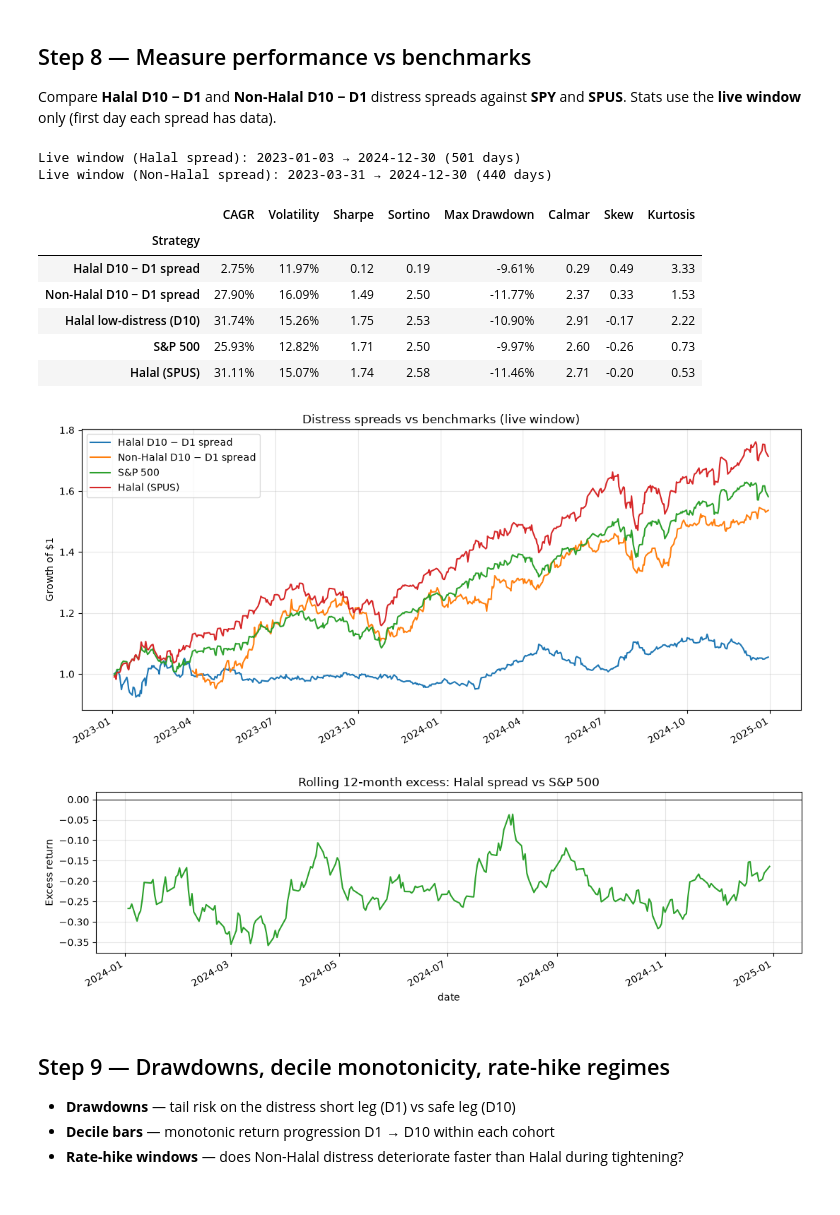
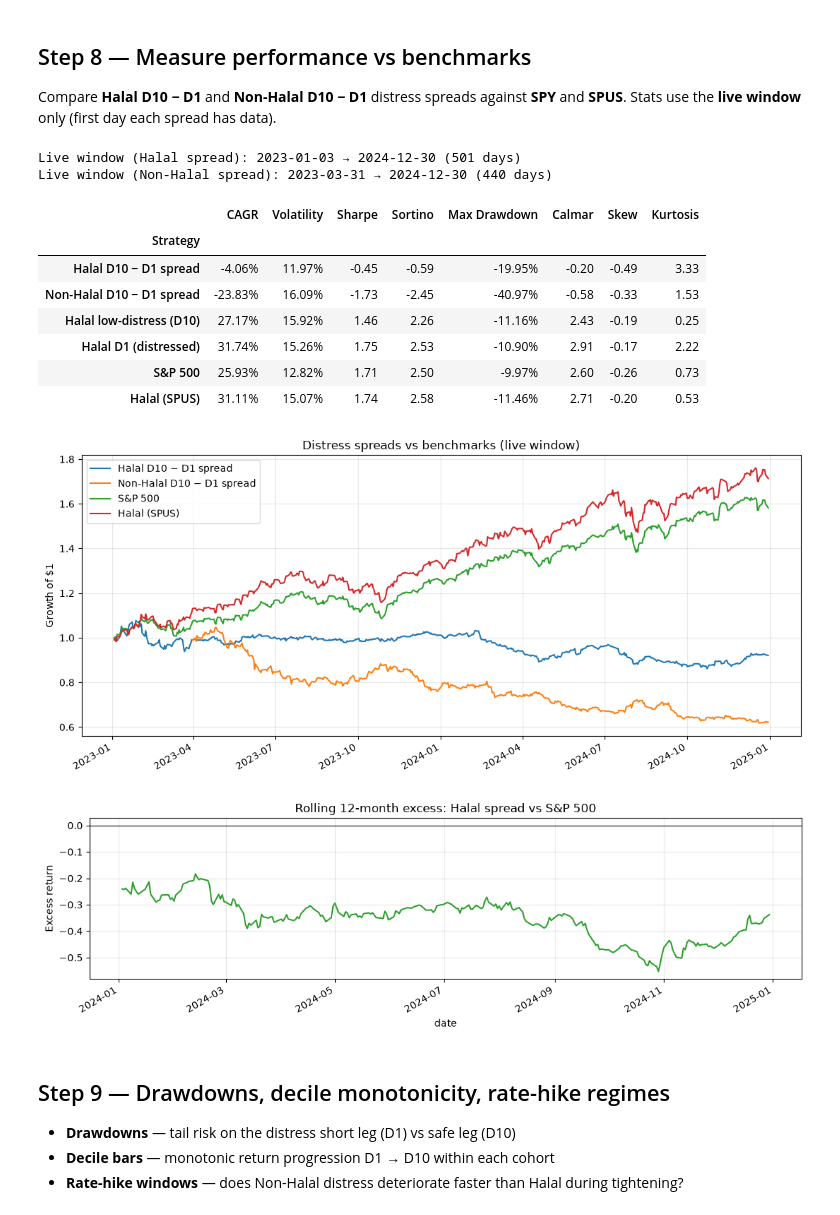
Before and after one commit to regional-specter/Monterey-Finance, a Jupyter notebook: Research/papers/03-financial-distress/code.ipynb, the cells around one changed output. Cells and saved outputs as stored; diff of their text form; code cells hidden in the pictures.

Commit message:
Updated SC Risk logic (revert rate)

```diff
--- a/Research/papers/03-financial-distress/code.ipynb
+++ b/Research/papers/03-financial-distress/code.ipynb
@@ -52,9 +52,10 @@ if FAST_MODE:
 RISK_FREE_RATE = 0.02
 COST_BPS = 10
 SHORT_BORROW_ANN = 0.05         # illustrative short-leg drag
-HALAL_LABEL = "Halal low-distress (D10)"
-NON_HALAL_LABEL = "Non-Halal low-distress (D10)"
-SPREAD_HALAL_LABEL = "Halal D10 − D1 spread"
+HALAL_LABEL = "Halal D10 (safe)"
+HALAL_DISTRESS_LABEL = "Halal D1 (distressed)"
+NON_HALAL_LABEL = "Non-Halal D10 (safe)"
+SPREAD_HALAL_LABEL = "Halal D10 − D1 spread (long safe / short distressed)"
 SPREAD_NON_HALAL_LABEL = "Non-Halal D10 − D1 spread"
 
 BENCHMARKS = {
@@ -492,15 +493,16 @@ def split_cohorts(snap: pd.DataFrame, screener: AAOIFIScreener) -> tuple[pd.Data
 
 
 def assign_deciles(cohort: pd.DataFrame, n_deciles: int = N_DECILES) -> pd.DataFrame:
+    """Rank by SC_risk: D1 = highest distress, D10 = lowest (matches research-plan.md)."""
     out = cohort.copy()
     out = out[out["sc_risk"].notna() & np.isfinite(out["sc_risk"])].copy()
     if out.empty:
         return out
-    out = out.sort_values("sc_risk", ascending=True)
     n = len(out)
     if n < n_deciles * MIN_DECILE_SIZE:
         return pd.DataFrame()
-    out["decile"] = pd.qcut(out["sc_risk"], n_deciles, labels=False, duplicates="drop") + 1
+    # qcut bin 0 = lowest SC_risk → D10; bin n-1 = highest SC_risk → D1
+    out["decile"] = n_deciles - pd.qcut(out["sc_risk"], n_deciles, labels=False, duplicates="drop")
     return out
 
 
@@ -725,6 +727,7 @@ def run_distress_backtest(metrics: pd.DataFrame, distress_history: pd.DataFrame,
     halal_spread.name = SPREAD_HALAL_LABEL
     non_spread.name = SPREAD_NON_HALAL_LABEL
     halal_d10 = halal_d10.rename(HALAL_LABEL)
+    halal_d1 = halal_d1.rename("Halal D1 (distressed)")
     non_d10 = non_d10.rename(NON_HALAL_LABEL)
 
     decile_returns = {}
@@ -754,6 +757,7 @@ rebalance_dates = bt["rebalance_dates"]
 halal_spread = bt["halal_spread"]
 non_spread = bt["non_spread"]
 halal_d10 = bt["halal_d10"]
+halal_d1 = bt["halal_d1"]
 non_d10 = bt["non_d10"]
 decile_returns = bt["decile_returns"]
 price_panel = bt["price_panel"]
@@ -904,6 +908,10 @@ rows = [calc_performance_stats(main_panel[SPREAD_HALAL_LABEL], SPREAD_HALAL_LABE
 if not non_panel.empty:
     rows.append(calc_performance_stats(non_panel[SPREAD_NON_HALAL_LABEL], SPREAD_NON_HALAL_LABEL))
 rows.append(calc_performance_stats(halal_d10.reindex(main_panel.index).dropna(), HALAL_LABEL))
+halal_d1_live = halal_d1.reindex(main_panel.index).dropna()
+if not halal_d1_live.empty:
+    d1_label = halal_d1_live.name if halal_d1_live.name not in (None, "return") else "Halal D1 (distressed)"
+    rows.append(calc_performance_stats(halal_d1_live, d1_label))
 for name in BENCHMARKS:
     rows.append(calc_performance_stats(main_panel[name], name))
 performance = pd.DataFrame(rows).set_index("Strategy")
@@ -913,38 +921,39 @@ plot_df = main_panel[[SPREAD_HALAL_LABEL]].copy()
 if not non_panel.empty:
     plot_df[SPREAD_NON_HALAL_LABEL] = non_panel[SPREAD_NON_HALAL_LABEL]
 for name in BENCHMARKS:
     plot_df[name] = main_panel[name]
 equity_curves = (1 + plot_df).cumprod()
 equity_curves.plot(figsize=(11, 5), title="Distress spreads vs benchmarks (live window)")
 plt.ylabel("Growth of $1")
 plt.xlabel("")
 plt.tight_layout()
 plt.savefig(fig_dir / "equity-curves.png", dpi=140)
 plt.show()
 
 if "S&P 500" in main_panel.columns:
     rolling_excess = (
         (1 + main_panel[SPREAD_HALAL_LABEL]).rolling(252).apply(np.prod, raw=True)
         - (1 + main_panel["S&P 500"]).rolling(252).apply(np.prod, raw=True)
     )
     rolling_excess.plot(figsize=(11, 3.5), color="tab:green", title="Rolling 12-month excess: Halal spread vs S&P 500")
     plt.axhline(0, color="black", linewidth=0.8)
     plt.ylabel("Excess return")
     plt.tight_layout()
     plt.savefig(fig_dir / "rolling-excess.png", dpi=140)
     plt.show()
 # %% [output]
 Live window (Halal spread): 2023-01-03 → 2024-12-30 (501 days)
 Live window (Non-Halal spread): 2023-03-31 → 2024-12-30 (440 days)
 |  | CAGR | Volatility | Sharpe | Sortino | Max Drawdown | Calmar | Skew | Kurtosis |
 | Strategy |  |  |  |  |  |  |  |  |
-| Halal D10 − D1 spread | 2.75% | 11.97% | 0.12 | 0.19 | -9.61% | 0.29 | 0.49 | 3.33 |
-| Non-Halal D10 − D1 spread | 27.90% | 16.09% | 1.49 | 2.50 | -11.77% | 2.37 | 0.33 | 1.53 |
-| Halal low-distress (D10) | 31.74% | 15.26% | 1.75 | 2.53 | -10.90% | 2.91 | -0.17 | 2.22 |
+| Halal D10 − D1 spread | -4.06% | 11.97% | -0.45 | -0.59 | -19.95% | -0.20 | -0.49 | 3.33 |
+| Non-Halal D10 − D1 spread | -23.83% | 16.09% | -1.73 | -2.45 | -40.97% | -0.58 | -0.33 | 1.53 |
+| Halal low-distress (D10) | 27.17% | 15.92% | 1.46 | 2.26 | -11.16% | 2.43 | -0.19 | 0.25 |
+| Halal D1 (distressed) | 31.74% | 15.26% | 1.75 | 2.53 | -10.90% | 2.91 | -0.17 | 2.22 |
 | S&P 500 | 25.93% | 12.82% | 1.71 | 2.50 | -9.97% | 2.60 | -0.26 | 0.73 |
 | Halal (SPUS) | 31.11% | 15.07% | 1.74 | 2.58 | -11.46% | 2.71 | -0.20 | 0.53 |
-[figure, old version]
+[figure, new version]
-[figure, old version]
+[figure, new version]
 # %% [markdown]
 ## Step 9 — Drawdowns, decile monotonicity, rate-hike regimes
 
```
Also changed, not shown: parts of 6 cells of this notebook, 10 other files.
